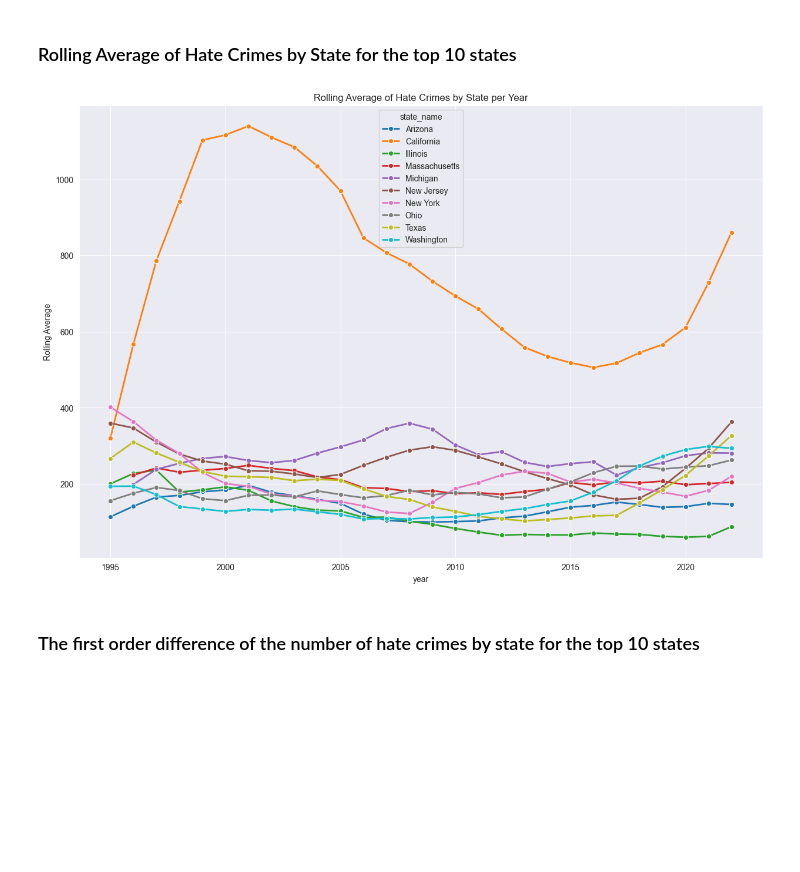
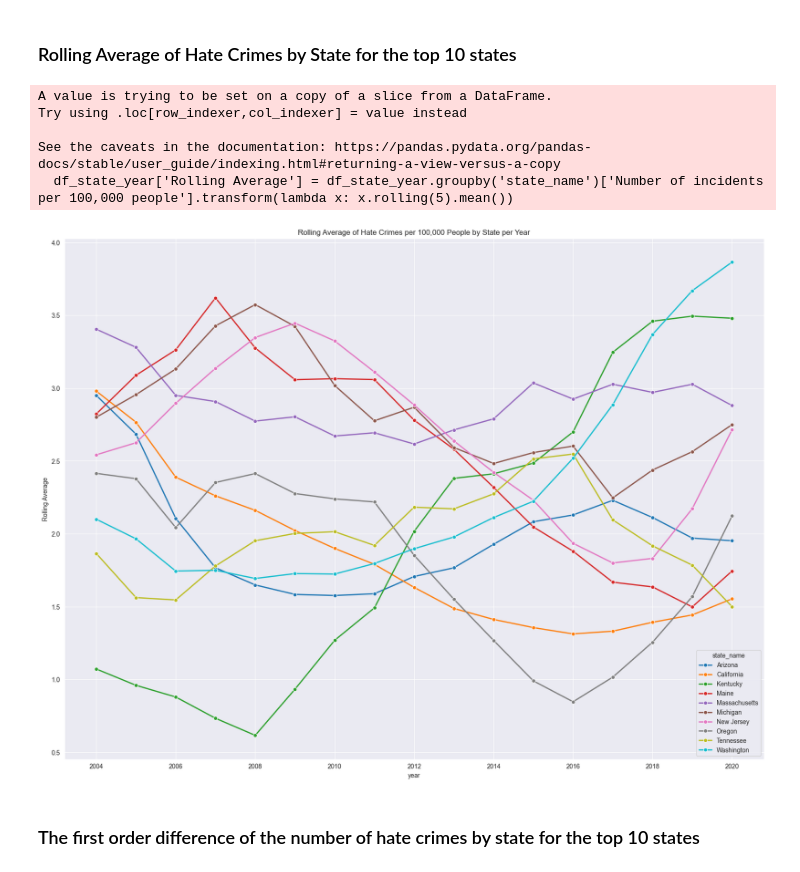
Before and after one commit to UWI-Zess/COMP6940-Project, a Jupyter notebook: models/forecasting_model.ipynb, the cells around one changed output. Saved outputs shown, nothing was run; the diff lists cells and outputs as text; code cells hidden in the pictures; blank space fills up the shorter version.

Commit message:
feature #51: added population dataset
* started working on updating the forecasting

```diff
--- a/models/forecasting_model.ipynb
+++ b/models/forecasting_model.ipynb
@@ -293,0 +287,5 @@ df_state_year
+# %%
+# combine the population data by year and state and only include years between 2000 and 2020
+df_state_year = pd.merge(df_state_year, population, on=['state_name', 'year'])
+df_state_year = df_state_year[(df_state_year['year'] >= 2000) & (df_state_year['year'] <= 2020)]
+df_state_year
@@ -293,0 +306,4 @@ df_state_year
+# %%
+# add a column that calculates the number of incidents per 100,000 people
+df_state_year['Number of incidents per 100,000 people'] = df_state_year['Number of incidents'] / df_state_year['population'] * 100000
+df_state_year
@@ -293,0 +333,4 @@ df_state_year
+# %%
+# find the top 10 states with the highest number of incidents per 100,000 people
+top_10_states = df_state_year.groupby('state_name')['Number of incidents per 100,000 people'].mean().sort_values(ascending=False).head(10)
+top_10_states
@@ -293,0 +362,4 @@ df_state_year
+# %%
+# filter the data to only include the top 10 states with the highest number of incidents per 100,000 people for each year
+df_state_year = df_state_year[df_state_year['state_name'].isin(top_10_states.index)]
+df_state_year
@@ -302,14 +388,19 @@ plt.show()
 # %% [markdown]
 ### Rolling Average of Hate Crimes by State for the top 10 states
 # %%
-# plot the rolling average of hate crimes by state for the top 10 states
-plt.figure(figsize=(15, 10))
-df_state_year['Rolling Average'] = df_state_year.groupby('state_name')['Number of incidents'].transform(lambda x: x.rolling(5).mean())
+# plot the rolling average of hate crimes per 100,000 people by state for the top 10 states for each year
+plt.figure(figsize=(20, 15))
+df_state_year['Rolling Average'] = df_state_year.groupby('state_name')['Number of incidents per 100,000 people'].transform(lambda x: x.rolling(5).mean())
 sns.lineplot(data=df_state_year, x='year', y='Rolling Average', hue='state_name', linewidth=2, marker='o')
-plt.title('Rolling Average of Hate Crimes by State per Year')
+plt.title('Rolling Average of Hate Crimes per 100,000 People by State per Year')
 plt.show()
 # %% [output]
+A value is trying to be set on a copy of a slice from a DataFrame.
+Try using .loc[row_indexer,col_indexer] = value instead
+
+See the caveats in the documentation: https://pandas.pydata.org/pandas-docs/stable/user_guide/indexing.html#returning-a-view-versus-a-copy
+  df_state_year['Rolling Average'] = df_state_year.groupby('state_name')['Number of incidents per 100,000 people'].transform(lambda x: x.rolling(5).mean())
-[figure, old version]
+[figure, new version]
 # %% [markdown]
 ### The first order difference of the number of hate crimes by state for the top 10 states
 # %%
```
Also changed, not shown: parts of 28 cells of this notebook, 6 other files.
